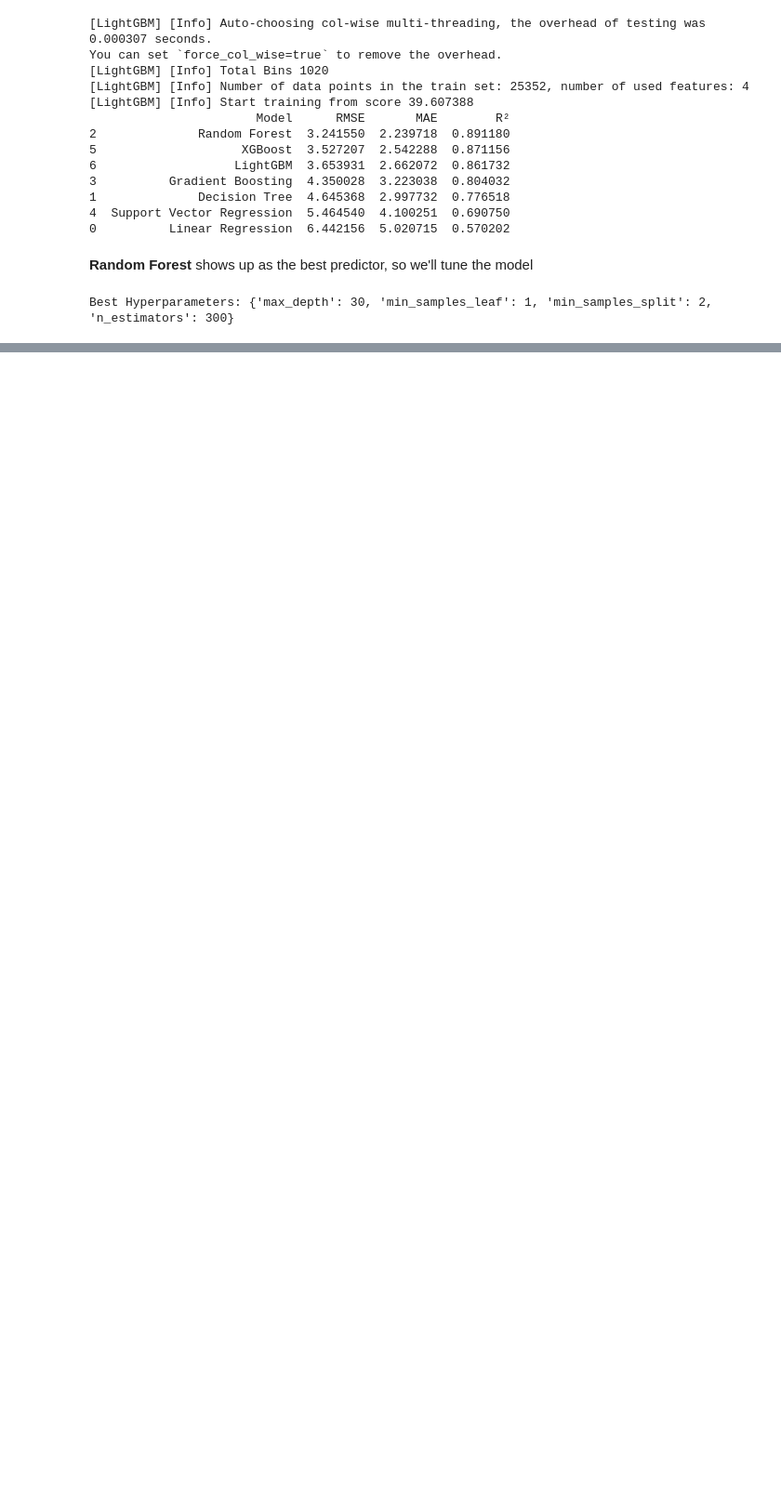
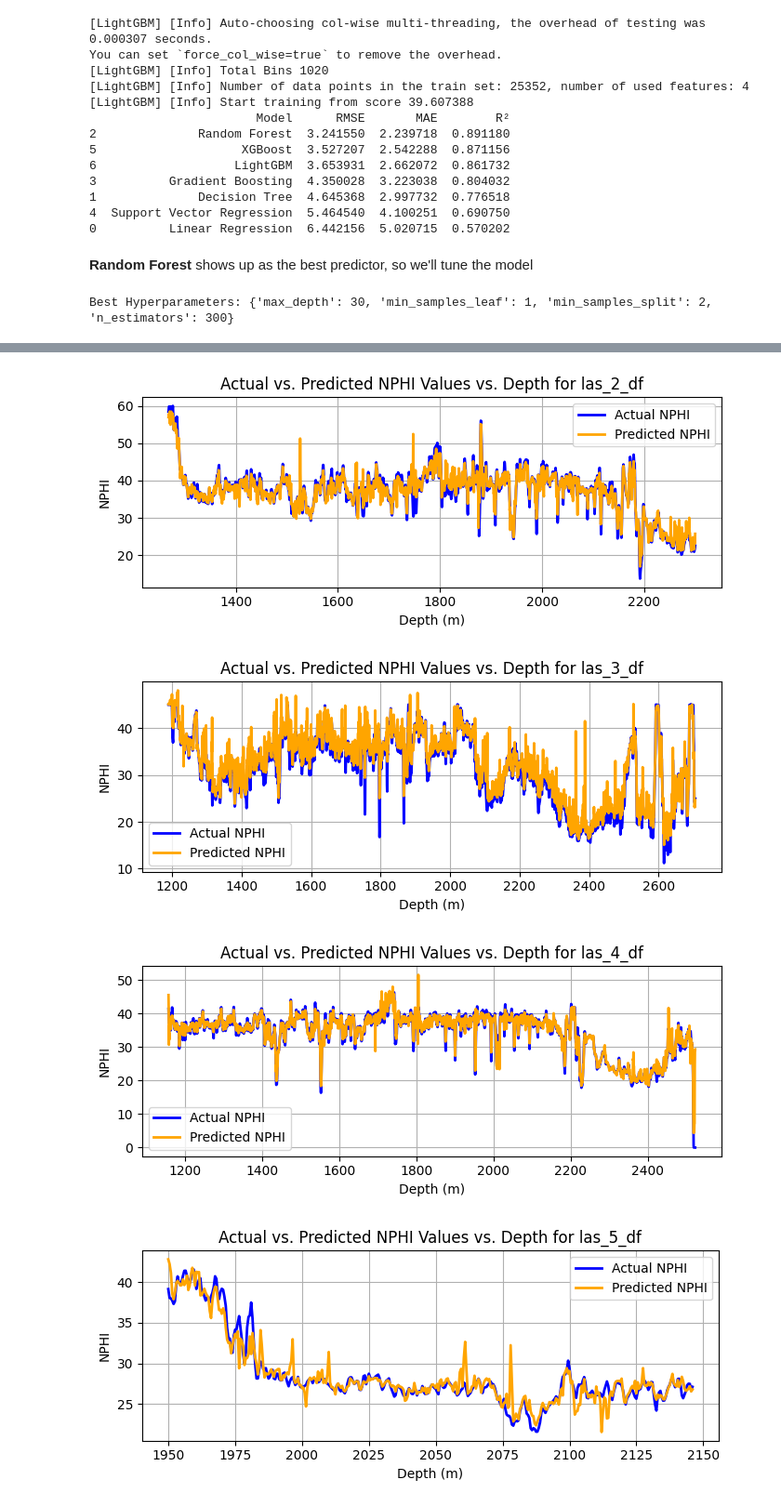
Before and after one commit to jcmefra/Petrophysics-Machine-Learning, a Jupyter notebook: notebook.ipynb, the cells around one changed output, grey strips where cells are left out. Shown at 93% size. Saved outputs shown, nothing was run; the diff lists cells and outputs as text; code cells hidden in the pictures; blank space fills up the shorter version.

```diff
--- a/notebook.ipynb
+++ b/notebook.ipynb
@@ -636,0 +699,41 @@ Best Hyperparameters: {'max_depth': 30, 'min_samples_leaf': 1, 'min_samples_spli
+# %%
+import matplotlib.pyplot as plt
+
+# Assuming you have a depth column in the original DataFrame
+# and that the predicted values are based on the model fitted earlier.
+
+# Iterate over each unique source in combined_df
+for source in combined_df['source'].unique():
+    # Filter the DataFrame for the current source
+    source_df = combined_df[combined_df['source'] == source]
+
+    # Get actual values and depth for the current source
+    actual_nphi = source_df['NPHI']
+    depth = source_df['DEPT']  # Adjust this if the depth column has a different name
+
+    # Predict NPHI for the current source
+    X_source = source_df[predictors]
+    predicted_nphi = best_rf_model.predict(X_source)
+
+    # Create a new figure for the actual vs predicted plot
+    plt.figure(figsize=(7, 3))
+
+    # Plot actual values
+    plt.plot(depth, actual_nphi, label='Actual NPHI', color='blue', linewidth=2)
+
+    # Plot predicted values
+    plt.plot(depth, predicted_nphi, label='Predicted NPHI', color='orange', linewidth=2)
+
+    # Adding titles and labels
+    plt.title(f'Actual vs. Predicted NPHI Values vs. Depth for {source}')
+    plt.xlabel('Depth (m)')
+    plt.ylabel('NPHI')
+    plt.grid()
+    plt.legend()
+    plt.tight_layout()
+    plt.show()
+# %% [output]
+[figure, added]
+[figure, added]
+[figure, added]
+[figure, added]
```
Also changed, not shown: parts of 8 cells of this notebook.
